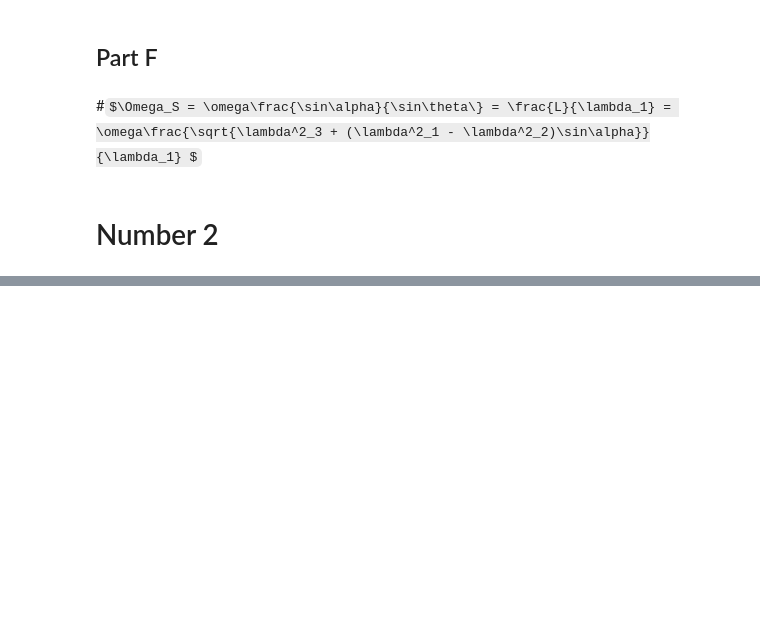
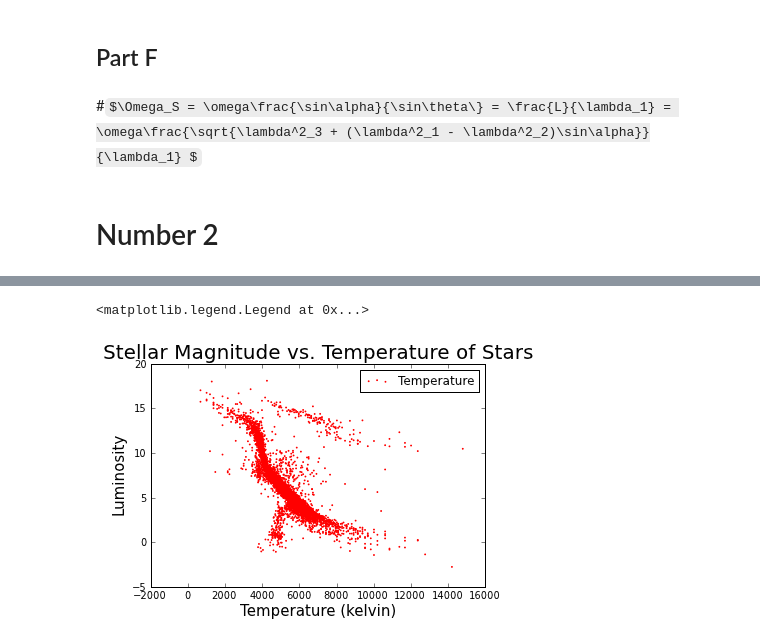
Before and after one commit to dcrose/PHYS202-S13, a Jupyter notebook: Week3/GraphicsEx2.ipynb, the cells around one changed output, grey strips where cells are left out. Cells and saved outputs as stored; diff of their text form; code cells hidden in the pictures; some formulas as TeX source; blank space fills up the shorter version.

```diff
--- a/Week3/GraphicsEx2.ipynb
+++ b/Week3/GraphicsEx2.ipynb
@@ -42,0 +139,14 @@ NameError: name 'sec' is not defined
+# %%
+star_data = loadtxt("/Users/dakotacrose/Documents/PHYS202-S13/Week3/stars.txt",float)
+a = star_data[:,0]
+b = star_data[:,1]
+
+pylab.scatter(a,b, color="red",linewidth=1,label="Temperature",s=0.7)
+
+xlabel("Temperature (kelvin)",fontsize=15)
+ylabel("Luminosity",fontsize=15)
+title("Stellar Magnitude vs. Temperature of Stars",fontsize = 20)
+legend()
+# %% [output]
+<matplotlib.legend.Legend at 0x...>
+[figure, added]
```
Also changed, not shown: parts of 11 cells of this notebook.
